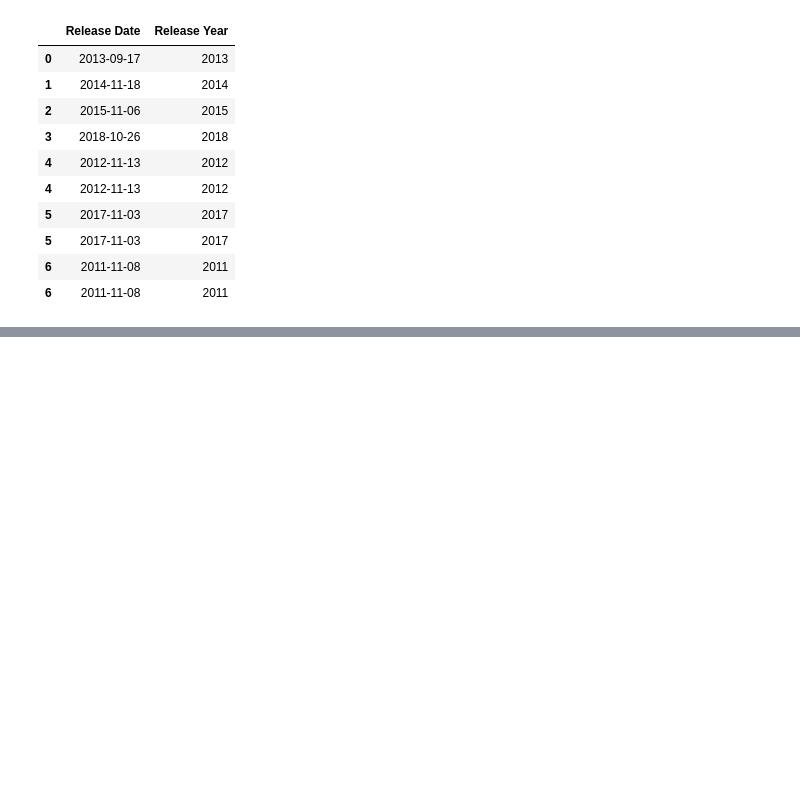
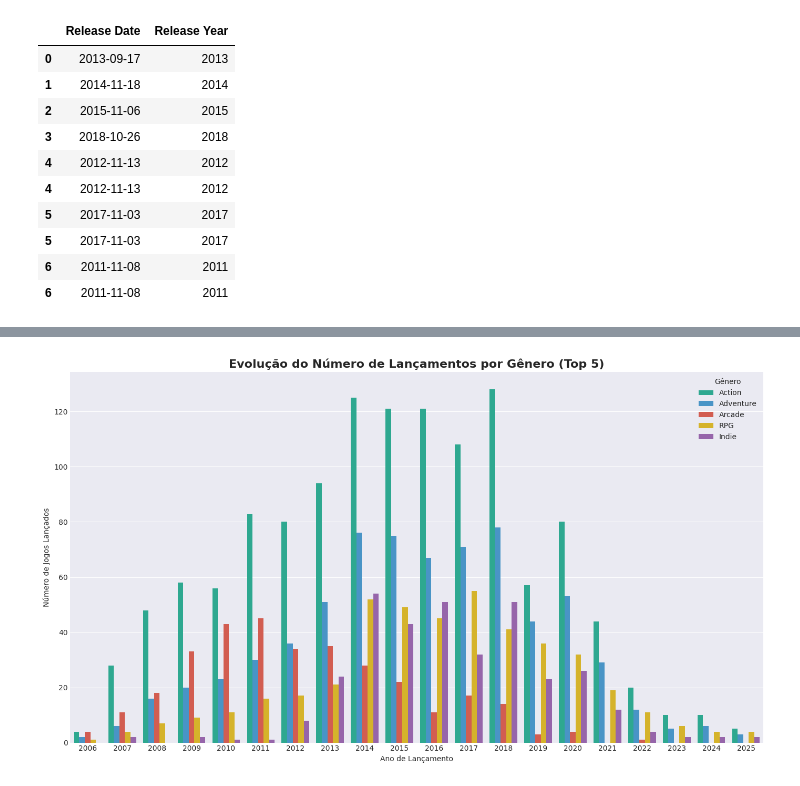
Before and after one commit to uAugustoVR/metadados-playstation, a Jupyter notebook: notebooks/analysis.ipynb, the cells around one changed output, grey strips where cells are left out. Saved outputs shown, nothing was run; the diff lists cells and outputs as text; code cells hidden in the pictures; blank space fills up the shorter version.

```diff
--- a/notebooks/analysis.ipynb
+++ b/notebooks/analysis.ipynb
@@ -787,0 +917,18 @@ print(top_genre_by_console)
+# %%
+# Top N gêneros por lançamentos totais
+top_n = 5
+
+top_genres = (
+    year_genre_published
+    .groupby('Genre List')['Num Games']
+    .sum()
+    .sort_values(ascending=False)
+    .head(top_n)
+    .index
+)
+
+df_top_genres_by_published = year_genre_published[
+    year_genre_published['Genre List'].isin(top_genres)
+]
+
+df_top_genres_by_published.head(10)
@@ -787,0 +1003,40 @@ print(top_genre_by_console)
+# %%
+# Gráfico : Evolução do número de lançamentos por gênero
+palette_dict = ['#1ABC9C',
+                '#3498DB',
+                '#F1C40F',
+                '#E74C3C',
+                '#9B59B6']
+
+palette_dict = {
+    'Action': '#1ABC9C',
+    'Adventure': '#3498DB',
+    'Arcade': '#E74C3C',
+    'RPG': '#F1C40F',
+    'Indie': '#9B59B6'
+}
+
+plt.figure(figsize=(14, 8))
+
+sns.barplot(
+    data=df_top_genres_by_published,
+    x='Release Year',
+    y='Num Games',
+    hue='Genre List',
+    palette=palette_dict
+)
+
+plt.title(
+    'Evolução do Número de Lançamentos por Gênero (Top 5)',
+    fontsize=16,
+    fontweight='bold'
+)
+
+plt.xlabel('Ano de Lançamento')
+plt.ylabel('Número de Jogos Lançados')
+plt.legend(title='Gênero')
+plt.tight_layout()
+plt.savefig(f'{cleaned_data_path}/evolution_num_games_by_genre.png', bbox_inches='tight')
+plt.show()
+# %% [output]
+[figure, added]
```
Also changed, not shown: parts of 10 cells of this notebook, 2 other files.
